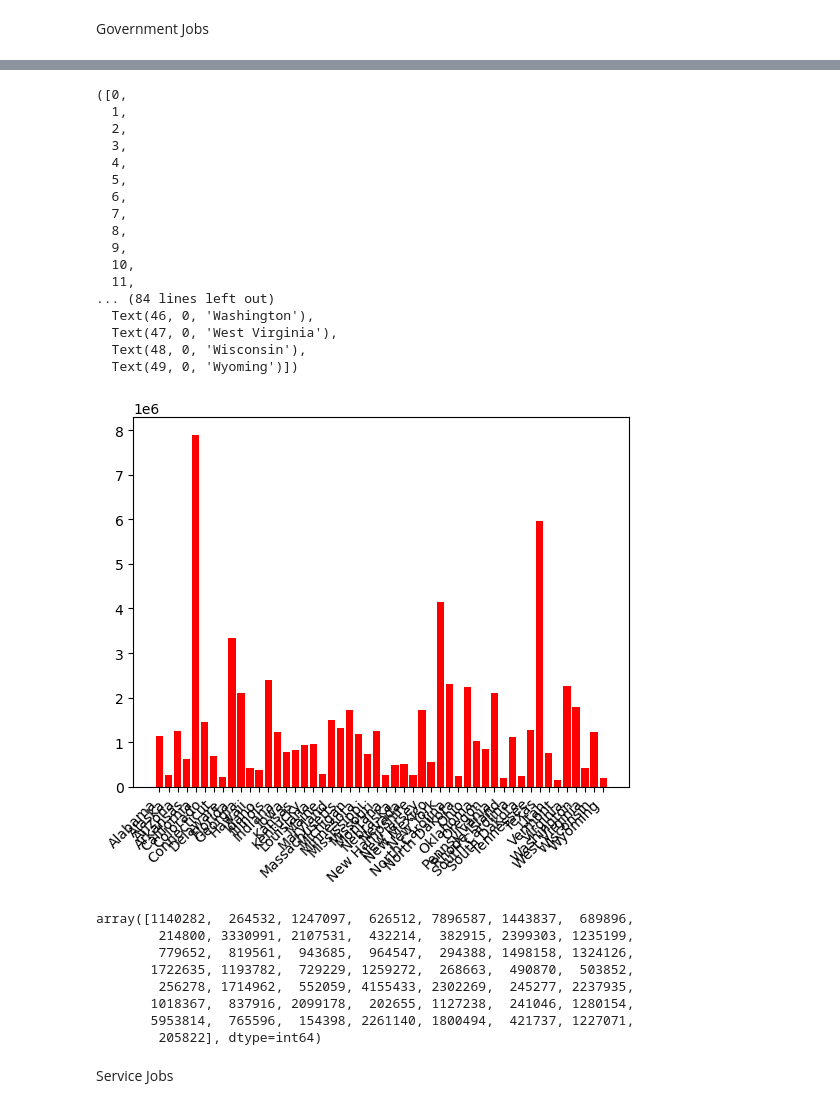
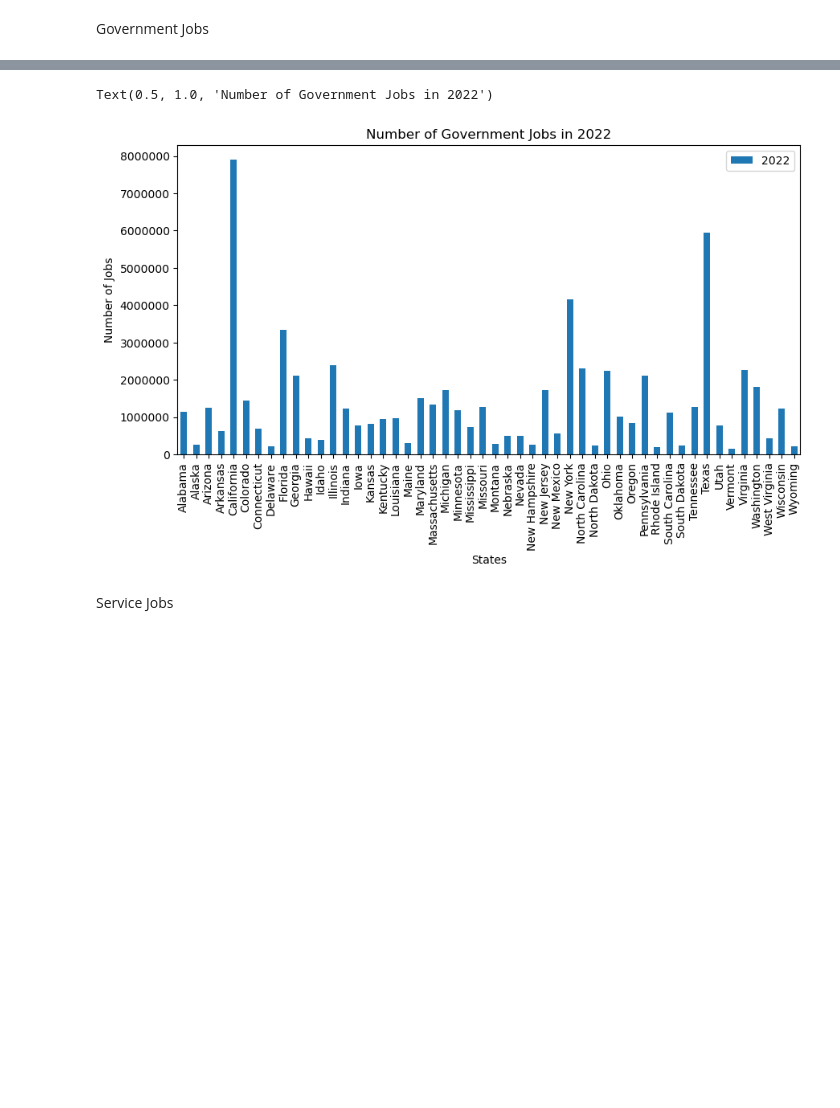
Before and after one commit to Tylerwilliams3644/Bootcamp-Project-1, a Jupyter notebook: Working Code/Employment/Employment.ipynb, the cells around one changed output, grey strips where cells are left out. Drawn from its saved outputs; the diff is of its cells as text; code cells hidden in the pictures; blank space fills up the shorter version.

Commit message:
added some bar charts of data

```diff
--- a/Working Code/Employment/Employment.ipynb
+++ b/Working Code/Employment/Employment.ipynb
@@ -173,46 +173,16 @@ See the caveats in the documentation: https://pandas.pydata.org/pandas-docs/stab
 | 47 | West Virginia | 454602 | 442245 | 438003 | 435941 | 437636 | 431529 | 427336 | 427376 | 414602 | 417159 | ... |
 | 48 | Wisconsin | 1255892 | 1257471 | 1263861 | 1258381 | 1272560 | 1262350 | 1265564 | 1265341 | 1214960 | 1215233 | ... |
 | 49 | Wyoming | 213364 | 213655 | 212687 | 214170 | 214949 | 211128 | 208666 | 210799 | 207664 | 206369 | ... |
-# %%
-desired_states = ["Alabama", "Alaska", "Arizona", "Arkansas","California","Colorado","Connecticut","Delaware","Florida","Georgia","Hawaii","Idaho","Illinois","Indiana","Iowa","Kansas","Kentucky","Louisiana","Maine","Maryland","Massachusetts","Michigan","Minnesota","Mississippi","Missouri","Montana","Nebraska","Nevada","New Hampshire","New Jersey","New Mexico","New York","North Carolina","North Dakota","Ohio","Oklahoma","Oregon","Pennsylvania","Rhode Island","South Carolina","South Dakota","Tennessee","Texas","Utah","Vermont","Virginia","Washington","West Virginia","Wisconsin","Wyoming"]
-gov_jobs_2022 = all_government_jobs["2022"]
-
-gov_x_axis = desired_states
-gov_y_axis = gov_jobs_2022
-
-plt.bar(gov_x_axis, gov_y_axis, color='red', align="center")
-plt.xticks(rotation=45, ha='right')
-# %% [output]
-([0,
-  1,
-  2,
-  3,
-  4,
-  5,
-  6,
-  7,
-  8,
-  9,
-  10,
-  11,
-... (84 lines left out)
-  Text(46, 0, 'Washington'),
-  Text(47, 0, 'West Virginia'),
-  Text(48, 0, 'Wisconsin'),
-  Text(49, 0, 'Wyoming')])
-[figure, removed]
-# %%
-gov_jobs_2022 = all_government_jobs["2022"].to_numpy()
-gov_jobs_2022
-# %% [output]
-array([1140282,  264532, 1247097,  626512, 7896587, 1443837,  689896,
-        214800, 3330991, 2107531,  432214,  382915, 2399303, 1235199,
-        779652,  819561,  943685,  964547,  294388, 1498158, 1324126,
-       1722635, 1193782,  729229, 1259272,  268663,  490870,  503852,
-        256278, 1714962,  552059, 4155433, 2302269,  245277, 2237935,
-       1018367,  837916, 2099178,  202655, 1127238,  241046, 1280154,
-       5953814,  765596,  154398, 2261140, 1800494,  421737, 1227071,
-        205822], dtype=int64)
+# %%
+all_government_jobs['2022'] = pd.to_numeric(all_government_jobs['2022'])
+all_government_jobs.plot.bar(x='State', y='2022', figsize = (10,5))
+plt.ticklabel_format(style="plain", axis="y")
+plt.xlabel("States")
+plt.ylabel("Number of Jobs")
+plt.title("Number of Government Jobs in 2022")
+# %% [output]
+Text(0.5, 1.0, 'Number of Government Jobs in 2022')
+[figure, added]
 # %% [markdown]
 Service Jobs
 # %%
```
Also changed, not shown: parts of 11 cells of this notebook.
